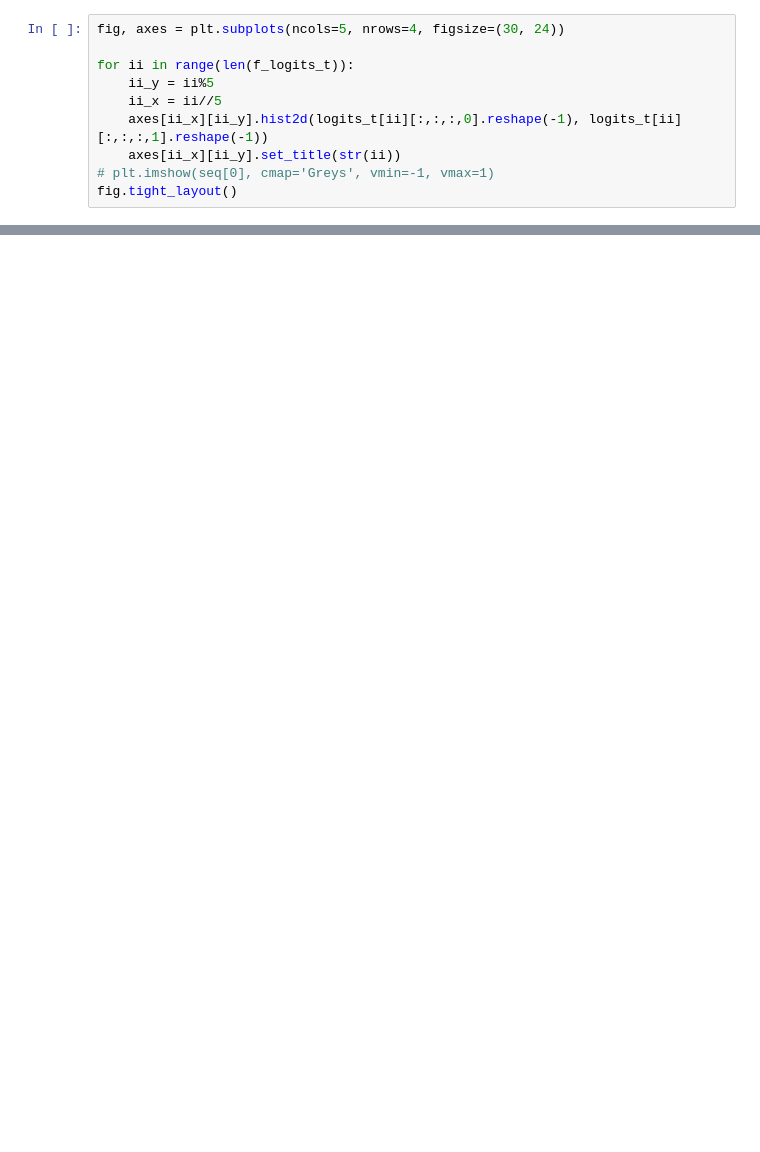
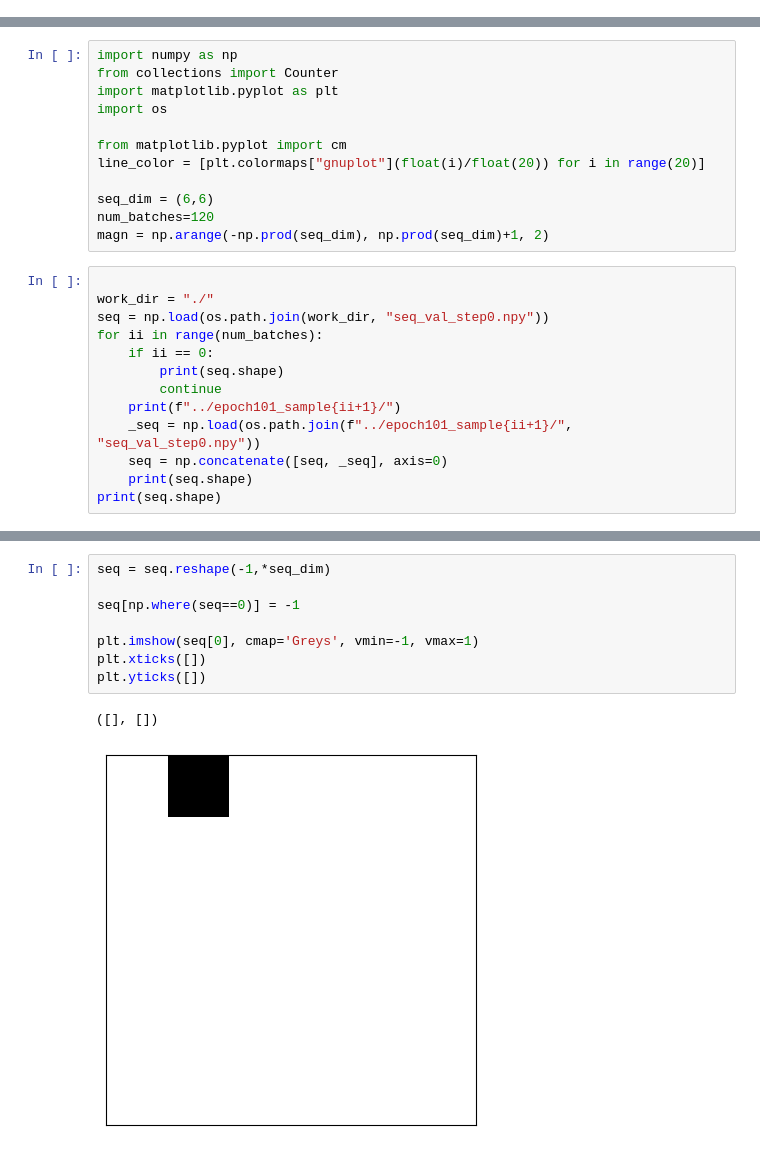
Before and after one commit to tuoping/alchemicalFES, a Jupyter notebook: utils/analyseseq-ising-dir.ipynb, the cells around one changed output, grey strips where cells are left out. Saved outputs shown, nothing was run; the diff lists cells and outputs as text; blank space fills up the shorter version.

```diff
--- a/utils/analyseseq-ising-dir.ipynb
+++ b/utils/analyseseq-ising-dir.ipynb
@@ -56,10 +0,0 @@ fig.tight_layout()
-# %%
-fig, axes = plt.subplots(ncols=5, nrows=4, figsize=(30, 24))
-
-for ii in range(len(f_logits_t)):
-    ii_y = ii%5
-    ii_x = ii//5
-    axes[ii_x][ii_y].hist2d(logits_t[ii][:,:,:,0].reshape(-1), logits_t[ii][:,:,:,1].reshape(-1))
-    axes[ii_x][ii_y].set_title(str(ii))
-# plt.imshow(seq[0], cmap='Greys', vmin=-1, vmax=1)
-fig.tight_layout()
@@ -395,0 +1,25 @@ print(4096*4)
+# %%
+import numpy as np
+from collections import Counter
+import matplotlib.pyplot as plt
+import os
+
+from matplotlib.pyplot import cm
+line_color = [plt.colormaps["gnuplot"](float(i)/float(20)) for i in range(20)]
+
+seq_dim = (6,6)
+num_batches=120
+magn = np.arange(-np.prod(seq_dim), np.prod(seq_dim)+1, 2)
+# %%
+
+work_dir = "./"
+seq = np.load(os.path.join(work_dir, "seq_val_step0.npy"))
+for ii in range(num_batches):
+    if ii == 0:
+        print(seq.shape)
+        continue
+    print(f"../epoch101_sample{ii+1}/")
+    _seq = np.load(os.path.join(f"../epoch101_sample{ii+1}/", "seq_val_step0.npy"))
+    seq = np.concatenate([seq, _seq], axis=0)
+    print(seq.shape)
+print(seq.shape)
@@ -395,0 +44,11 @@ print(4096*4)
+# %%
+seq = seq.reshape(-1,*seq_dim)
+
+seq[np.where(seq==0)] = -1
+
+plt.imshow(seq[0], cmap='Greys', vmin=-1, vmax=1)
+plt.xticks([])
+plt.yticks([])
+# %% [output]
+([], [])
+[figure, added]
```
Also changed, not shown: parts of 78 cells of this notebook, 1 other file.
